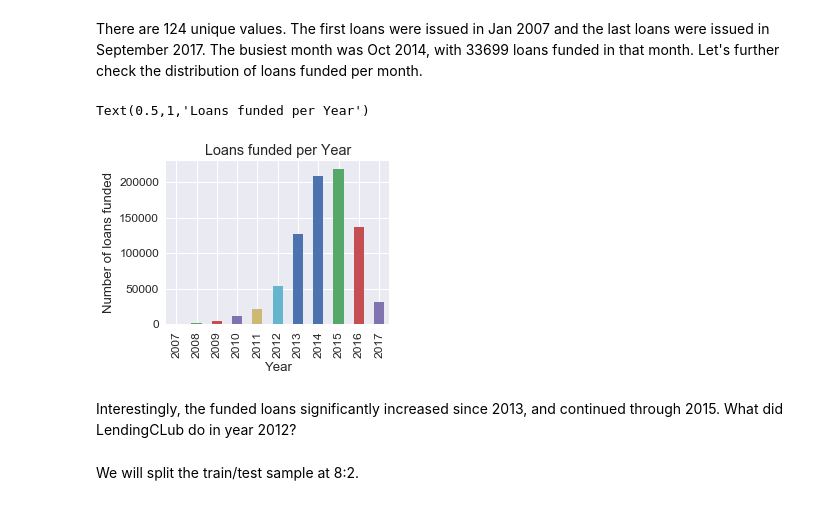
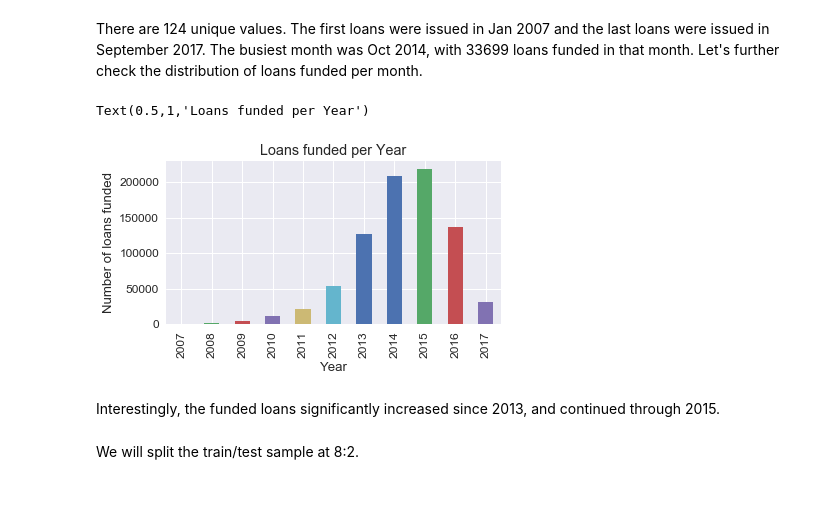
Before and after one commit to yanxiali/Predicting-Default-Clients-of-Lending-Club-Loans, a Jupyter notebook: LC_Loan_full.ipynb, the cells around one changed output. Cells and saved outputs as stored; diff of their text form; code cells hidden in the pictures.

```diff
--- a/LC_Loan_full.ipynb
+++ b/LC_Loan_full.ipynb
@@ -1776,16 +1803,16 @@ Name: issue_d, dtype: object
 # %% [markdown]
 There are 124 unique values. The first loans were issued in Jan 2007 and the last loans were issued in September 2017. The busiest month was Oct 2014, with 33699 loans funded in that month. Let's further check the distribution of loans funded per month.
 # %%
-plt.figure(figsize=(4,3))
+plt.figure(figsize=(6,3))
 df['issue_d'].dt.year.value_counts().sort_index().plot.bar()
 plt.xlabel('Year')
 plt.ylabel('Number of loans funded')
 plt.title('Loans funded per Year')
 # %% [output]
 Text(0.5,1,'Loans funded per Year')
-[figure, old version]
+[figure, new version]
 # %% [markdown]
-Interestingly, the funded loans significantly increased since 2013, and continued through 2015. What did LendingCLub do in year 2012?
+Interestingly, the funded loans significantly increased since 2013, and continued through 2015.
 # %% [markdown]
 We will split the train/test sample at 8:2.
 # %%
```
Also changed, not shown: parts of 109 cells of this notebook.
